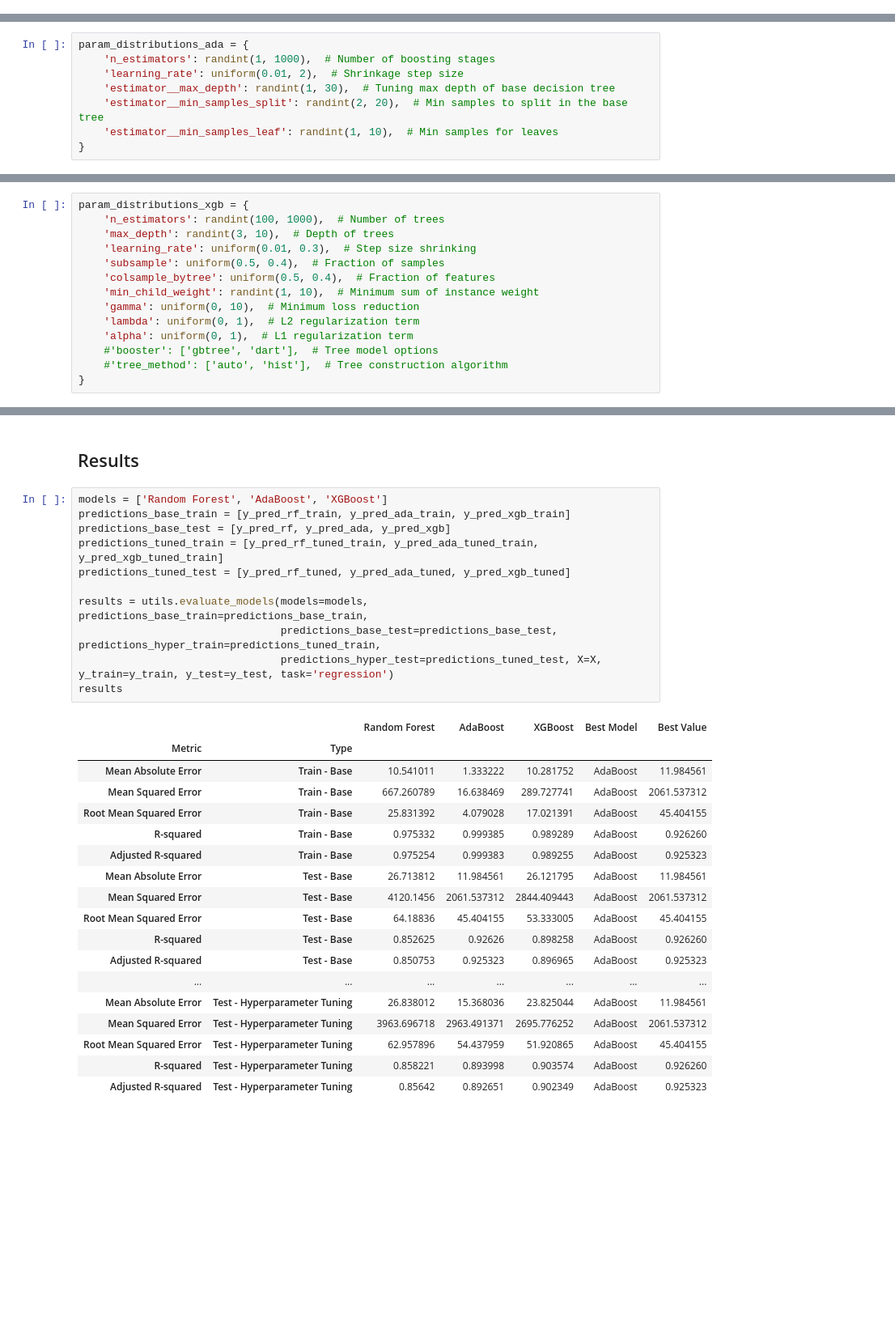
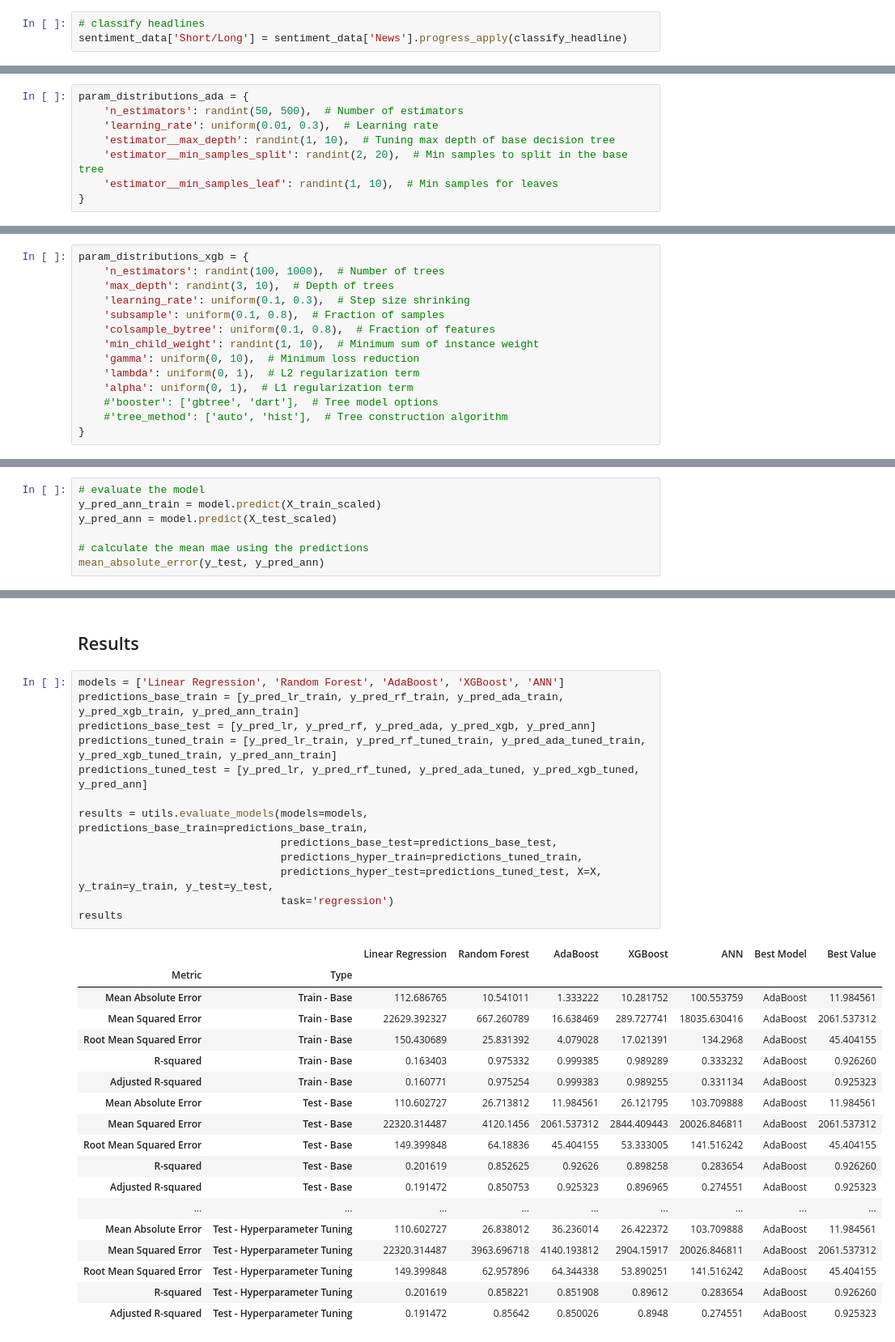
Before and after one commit to itsGarrin/nlp-commodities-price-prediction, a Jupyter notebook: notebook/nlp-commodities-price-prediction.ipynb, the cells around one changed output, grey strips where cells are left out. Shown at 81% size. Drawn from its saved outputs; the diff is of its cells as text; blank space fills up the shorter version.

```diff
--- a/notebook/nlp-commodities-price-prediction.ipynb
+++ b/notebook/nlp-commodities-price-prediction.ipynb
@@ -248,0 +279,3 @@ sentiment_data
+# %%
+# classify headlines
+sentiment_data['Short/Long'] = sentiment_data['News'].progress_apply(classify_headline)
@@ -697,9 +732,9 @@ mean_absolute_error(y_test, y_pred_ada)
 #### Hyperparameter Tuning
 # %%
 param_distributions_ada = {
-    'n_estimators': randint(1, 1000),  # Number of boosting stages
-    'learning_rate': uniform(0.01, 2),  # Shrinkage step size
-    'estimator__max_depth': randint(1, 30),  # Tuning max depth of base decision tree
+    'n_estimators': randint(50, 500),  # Number of estimators
+    'learning_rate': uniform(0.01, 0.3),  # Learning rate
+    'estimator__max_depth': randint(1, 10),  # Tuning max depth of base decision tree
     'estimator__min_samples_split': randint(2, 20),  # Min samples to split in the base tree
     'estimator__min_samples_leaf': randint(1, 10),  # Min samples for leaves
 }
@@ -782,9 +801,9 @@ mean_absolute_error(y_test, y_pred_xgb)
 param_distributions_xgb = {
     'n_estimators': randint(100, 1000),  # Number of trees
     'max_depth': randint(3, 10),  # Depth of trees
-    'learning_rate': uniform(0.01, 0.3),  # Step size shrinking
-    'subsample': uniform(0.5, 0.4),  # Fraction of samples
-    'colsample_bytree': uniform(0.5, 0.4),  # Fraction of features
+    'learning_rate': uniform(0.1, 0.3),  # Step size shrinking
+    'subsample': uniform(0.1, 0.8),  # Fraction of samples
+    'colsample_bytree': uniform(0.1, 0.8),  # Fraction of features
     'min_child_weight': randint(1, 10),  # Minimum sum of instance weight
     'gamma': uniform(0, 10),  # Minimum loss reduction
     'lambda': uniform(0, 1),  # L2 regularization term
@@ -857,0 +936,7 @@ mean_absolute_error(y_test, y_pred_xgb_tuned)
+# %%
+# evaluate the model
+y_pred_ann_train = model.predict(X_train_scaled)
+y_pred_ann = model.predict(X_test_scaled)
+
+# calculate the mean mae using the predictions
+mean_absolute_error(y_test, y_pred_ann)
@@ -858,32 +947,34 @@ mean_absolute_error(y_test, y_pred_xgb_tuned)
 # %% [markdown]
 ## Results
 # %%
-models = ['Random Forest', 'AdaBoost', 'XGBoost']
-predictions_base_train = [y_pred_rf_train, y_pred_ada_train, y_pred_xgb_train]
-predictions_base_test = [y_pred_rf, y_pred_ada, y_pred_xgb]
-predictions_tuned_train = [y_pred_rf_tuned_train, y_pred_ada_tuned_train, y_pred_xgb_tuned_train]
-predictions_tuned_test = [y_pred_rf_tuned, y_pred_ada_tuned, y_pred_xgb_tuned]
+models = ['Linear Regression', 'Random Forest', 'AdaBoost', 'XGBoost', 'ANN']
+predictions_base_train = [y_pred_lr_train, y_pred_rf_train, y_pred_ada_train, y_pred_xgb_train, y_pred_ann_train]
+predictions_base_test = [y_pred_lr, y_pred_rf, y_pred_ada, y_pred_xgb, y_pred_ann]
+predictions_tuned_train = [y_pred_lr_train, y_pred_rf_tuned_train, y_pred_ada_tuned_train, y_pred_xgb_tuned_train, y_pred_ann_train]
+predictions_tuned_test = [y_pred_lr, y_pred_rf_tuned, y_pred_ada_tuned, y_pred_xgb_tuned, y_pred_ann]
 
 results = utils.evaluate_models(models=models, predictions_base_train=predictions_base_train,
-                                predictions_base_test=predictions_base_test, predictions_hyper_train=predictions_tuned_train,
-                                predictions_hyper_test=predictions_tuned_test, X=X, y_train=y_train, y_test=y_test, task='regression')
+                                predictions_base_test=predictions_base_test,
+                                predictions_hyper_train=predictions_tuned_train,
+                                predictions_hyper_test=predictions_tuned_test, X=X, y_train=y_train, y_test=y_test,
+                                task='regression')
 results
 # %% [output]
-|  |  | Random Forest | AdaBoost | XGBoost | Best Model | Best Value |
-| Metric | Type |  |  |  |  |  |
-| Mean Absolute Error | Train - Base | 10.541011 | 1.333222 | 10.281752 | AdaBoost | 11.984561 |
-| Mean Squared Error | Train - Base | 667.260789 | 16.638469 | 289.727741 | AdaBoost | 2061.537312 |
-| Root Mean Squared Error | Train - Base | 25.831392 | 4.079028 | 17.021391 | AdaBoost | 45.404155 |
-| R-squared | Train - Base | 0.975332 | 0.999385 | 0.989289 | AdaBoost | 0.926260 |
-| Adjusted R-squared | Train - Base | 0.975254 | 0.999383 | 0.989255 | AdaBoost | 0.925323 |
-| Mean Absolute Error | Test - Base | 26.713812 | 11.984561 | 26.121795 | AdaBoost | 11.984561 |
-| Mean Squared Error | Test - Base | 4120.1456 | 2061.537312 | 2844.409443 | AdaBoost | 2061.537312 |
-| Root Mean Squared Error | Test - Base | 64.18836 | 45.404155 | 53.333005 | AdaBoost | 45.404155 |
-| R-squared | Test - Base | 0.852625 | 0.92626 | 0.898258 | AdaBoost | 0.926260 |
-| Adjusted R-squared | Test - Base | 0.850753 | 0.925323 | 0.896965 | AdaBoost | 0.925323 |
-| ... | ... | ... | ... | ... | ... | ... |
-| Mean Absolute Error | Test - Hyperparameter Tuning | 26.838012 | 15.368036 | 23.825044 | AdaBoost | 11.984561 |
-| Mean Squared Error | Test - Hyperparameter Tuning | 3963.696718 | 2963.491371 | 2695.776252 | AdaBoost | 2061.537312 |
-| Root Mean Squared Error | Test - Hyperparameter Tuning | 62.957896 | 54.437959 | 51.920865 | AdaBoost | 45.404155 |
-| R-squared | Test - Hyperparameter Tuning | 0.858221 | 0.893998 | 0.903574 | AdaBoost | 0.926260 |
-| Adjusted R-squared | Test - Hyperparameter Tuning | 0.85642 | 0.892651 | 0.902349 | AdaBoost | 0.925323 |
+|  |  | Linear Regression | Random Forest | AdaBoost | XGBoost | ANN | Best Model | Best Value |
+| Metric | Type |  |  |  |  |  |  |  |
+| Mean Absolute Error | Train - Base | 112.686765 | 10.541011 | 1.333222 | 10.281752 | 100.553759 | AdaBoost | 11.984561 |
+| Mean Squared Error | Train - Base | 22629.392327 | 667.260789 | 16.638469 | 289.727741 | 18035.630416 | AdaBoost | 2061.537312 |
+| Root Mean Squared Error | Train - Base | 150.430689 | 25.831392 | 4.079028 | 17.021391 | 134.2968 | AdaBoost | 45.404155 |
+| R-squared | Train - Base | 0.163403 | 0.975332 | 0.999385 | 0.989289 | 0.333232 | AdaBoost | 0.926260 |
+| Adjusted R-squared | Train - Base | 0.160771 | 0.975254 | 0.999383 | 0.989255 | 0.331134 | AdaBoost | 0.925323 |
+| Mean Absolute Error | Test - Base | 110.602727 | 26.713812 | 11.984561 | 26.121795 | 103.709888 | AdaBoost | 11.984561 |
+| Mean Squared Error | Test - Base | 22320.314487 | 4120.1456 | 2061.537312 | 2844.409443 | 20026.846811 | AdaBoost | 2061.537312 |
+| Root Mean Squared Error | Test - Base | 149.399848 | 64.18836 | 45.404155 | 53.333005 | 141.516242 | AdaBoost | 45.404155 |
+| R-squared | Test - Base | 0.201619 | 0.852625 | 0.92626 | 0.898258 | 0.283654 | AdaBoost | 0.926260 |
+| Adjusted R-squared | Test - Base | 0.191472 | 0.850753 | 0.925323 | 0.896965 | 0.274551 | AdaBoost | 0.925323 |
+| ... | ... | ... | ... | ... | ... | ... | ... | ... |
+| Mean Absolute Error | Test - Hyperparameter Tuning | 110.602727 | 26.838012 | 36.236014 | 26.422372 | 103.709888 | AdaBoost | 11.984561 |
+| Mean Squared Error | Test - Hyperparameter Tuning | 22320.314487 | 3963.696718 | 4140.193812 | 2904.15917 | 20026.846811 | AdaBoost | 2061.537312 |
+| Root Mean Squared Error | Test - Hyperparameter Tuning | 149.399848 | 62.957896 | 64.344338 | 53.890251 | 141.516242 | AdaBoost | 45.404155 |
+| R-squared | Test - Hyperparameter Tuning | 0.201619 | 0.858221 | 0.851908 | 0.89612 | 0.283654 | AdaBoost | 0.926260 |
+| Adjusted R-squared | Test - Hyperparameter Tuning | 0.191472 | 0.85642 | 0.850026 | 0.8948 | 0.274551 | AdaBoost | 0.925323 |
```
Also changed, not shown: parts of 17 cells of this notebook.
